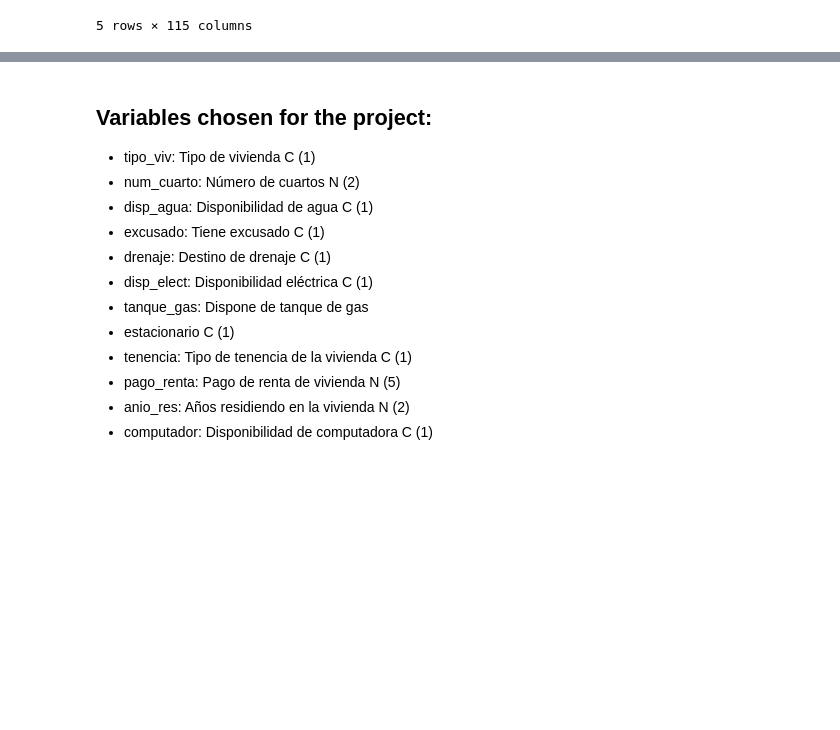
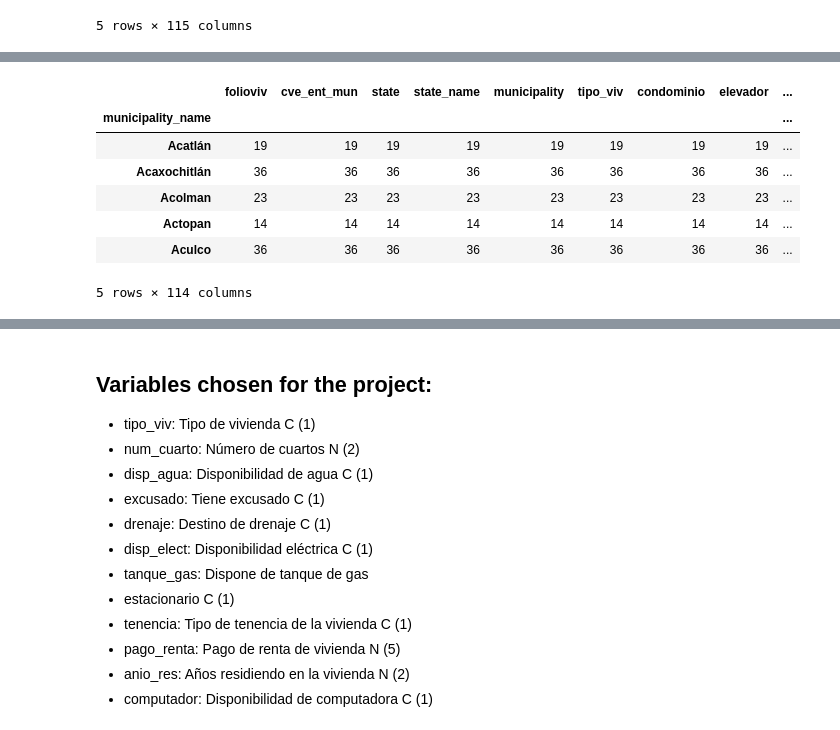
Before and after one commit to bkachava/d5survey, a Jupyter notebook: Notebooks/data_mega_ENH_BD.ipynb, the cells around one changed output, grey strips where cells are left out. Saved outputs shown, nothing was run; the diff lists cells and outputs as text; code cells hidden in the pictures; blank space fills up the shorter version.

```diff
--- a/Notebooks/data_mega_ENH_BD.ipynb
+++ b/Notebooks/data_mega_ENH_BD.ipynb
@@ -362,0 +386,5 @@ viv_mega_df.head()
+# %%
+#Total houses per municipality
+hpm = viv_mega_df.groupby(['municipality_name']).count()
+houses_per_municipality = pd.DataFrame(hpm['folioviv'])
+houses_per_municipality
@@ -362,0 +411,12 @@ viv_mega_df.head()
+# %%
+houses_per_municipality2 = hpm.apply(list)
+houses_per_municipality2.head()
+# %% [output]
+|  | folioviv | cve_ent_mun | state | state_name | municipality | tipo_viv | condominio | elevador | ... |
+| municipality_name |  |  |  |  |  |  |  |  | ... |
+| Acatlán | 19 | 19 | 19 | 19 | 19 | 19 | 19 | 19 | ... |
+| Acaxochitlán | 36 | 36 | 36 | 36 | 36 | 36 | 36 | 36 | ... |
+| Acolman | 23 | 23 | 23 | 23 | 23 | 23 | 23 | 23 | ... |
+| Actopan | 14 | 14 | 14 | 14 | 14 | 14 | 14 | 14 | ... |
+| Aculco | 36 | 36 | 36 | 36 | 36 | 36 | 36 | 36 | ... |
+5 rows × 114 columns
```
Also changed, not shown: parts of 44 cells of this notebook.
